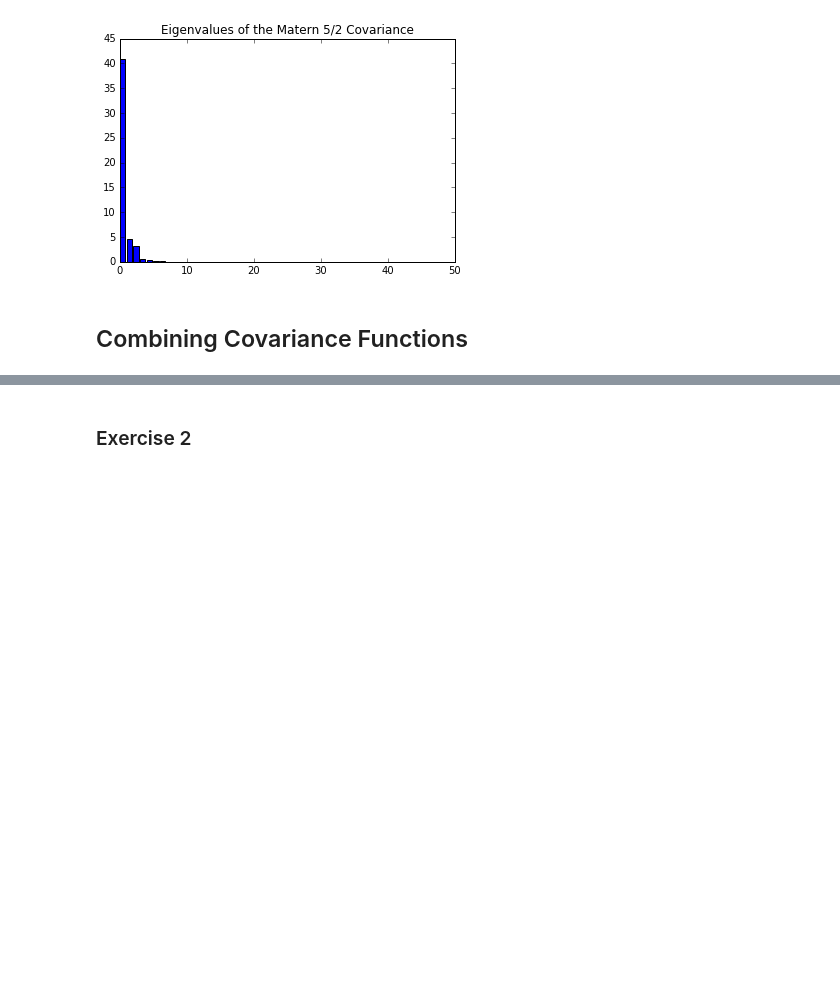
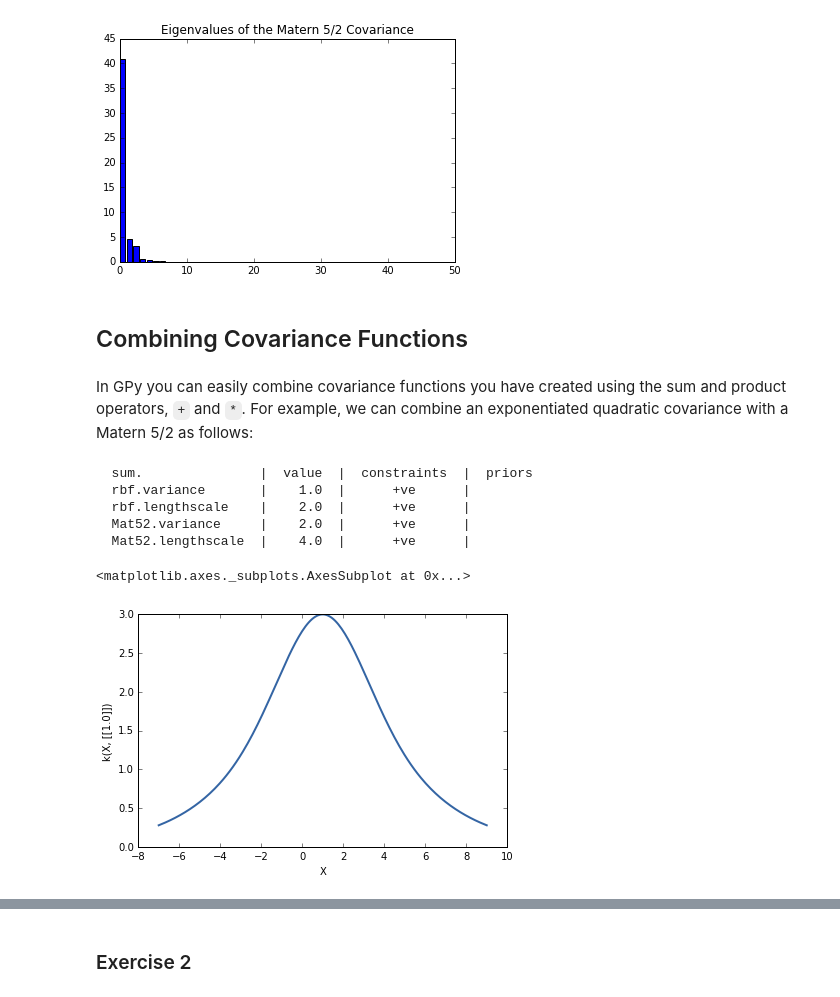
Before and after one commit to ShibataLab/GPyWorkshop, a Jupyter notebook: Part1/Experiments/Notebook1.ipynb, the cells around one changed output, grey strips where cells are left out. Cells and saved outputs as stored; diff of their text form; code cells hidden in the pictures; blank space fills up the shorter version.

```diff
--- a/Part1/Experiments/Notebook1.ipynb
+++ b/Part1/Experiments/Notebook1.ipynb
@@ -177,3 +177,22 @@ plt.title('Eigenvalues of the Matern 5/2 Covariance')
 [figure]
 # %% [markdown]
 ## Combining Covariance Functions
+# %% [markdown]
+In GPy you can easily combine covariance functions you have created using the sum and product operators, `+` and `*`. For example, we can combine an exponentiated quadratic covariance with a Matern 5/2 as follows:
+# %%
+# define rbf and matern52 kernels
+kern1 = GPy.kern.RBF(1, variance=1., lengthscale=2.)
+kern2 = GPy.kern.Matern52(1, variance=2., lengthscale=4.)
+
+# combine both kernels
+kern = kern1 + kern2
+print kern
+kern.plot(plot_limits=[-7,9])
+# %% [output]
+  sum.               |  value  |  constraints  |  priors
+  rbf.variance       |    1.0  |      +ve      |
+  rbf.lengthscale    |    2.0  |      +ve      |
+  Mat52.variance     |    2.0  |      +ve      |
+  Mat52.lengthscale  |    4.0  |      +ve      |
+<matplotlib.axes._subplots.AxesSubplot at 0x...>
+[figure, added]
```
Also changed, not shown: parts of 117 cells of this notebook, 1 other file.
